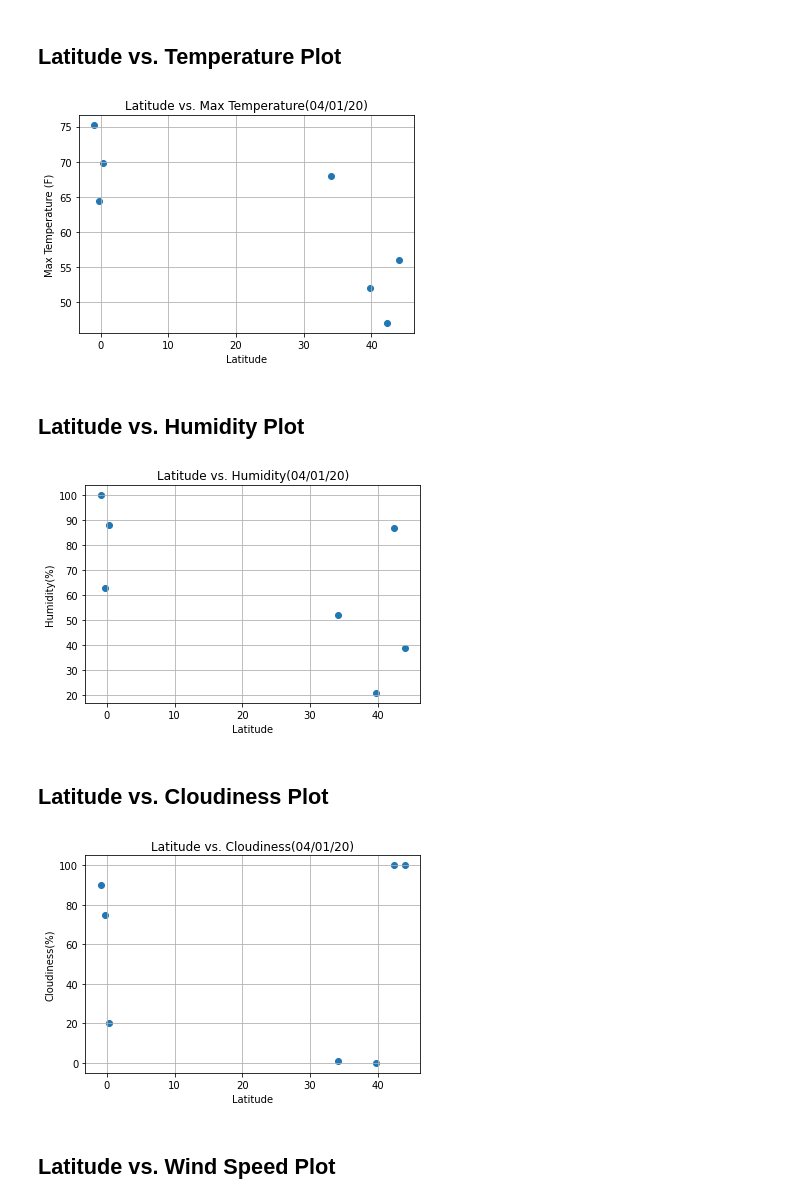
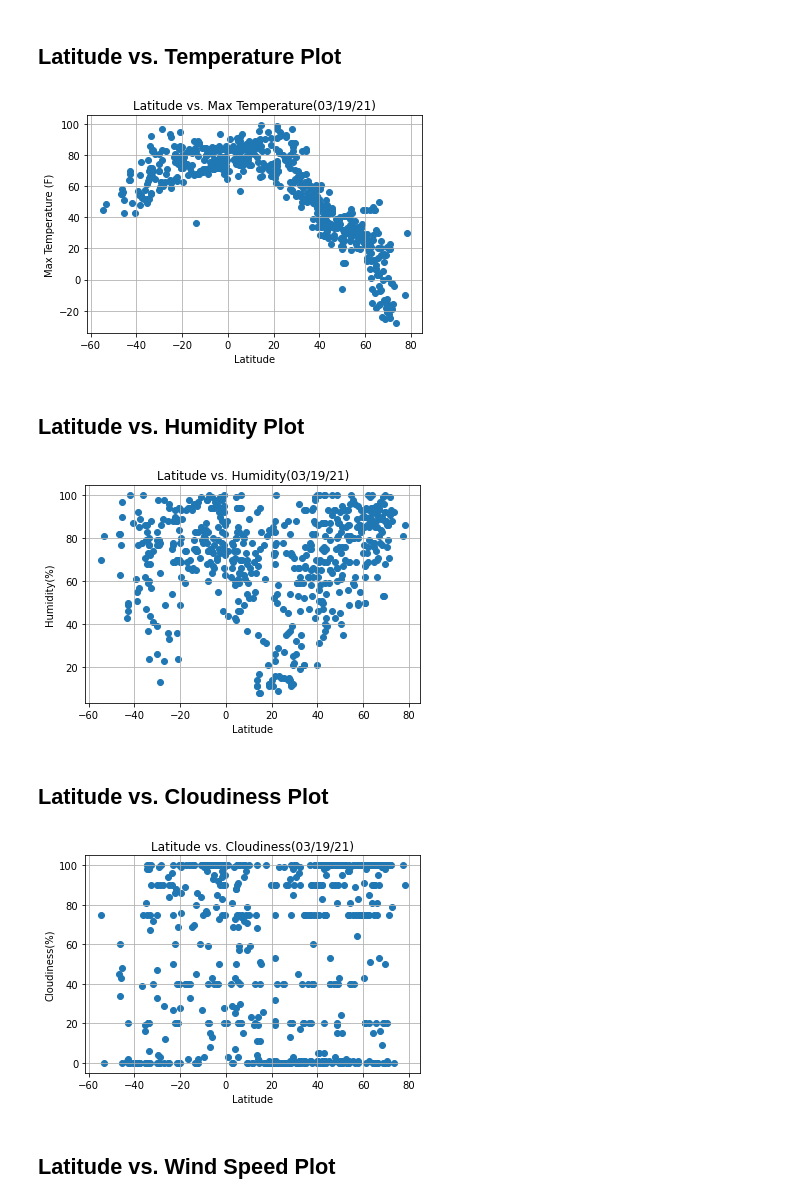
Before and after one commit to chavee07/apis-challenge, a Jupyter notebook: code/WeatherPy.ipynb, the cells around one changed output. Drawn from its saved outputs; the diff is of its cells as text; code cells hidden in the pictures.

```diff
--- a/code/WeatherPy.ipynb
+++ b/code/WeatherPy.ipynb
@@ -107,7 +98,7 @@ country=[]
 date=[]
 # %%
 # API calls
-for city in cities_prac:
+for city in cities:
     try:
         response = requests.get(f"{query_url}&q={city}").json()
         cityp.append(response['name'])
@@ -179,4 +207,7 @@ weather_data.describe()
 Skip this step if there are no cities that have humidity > 100%.
 # %%
 #  Get the indices of cities that have humidity over 100%.
-# Looking at the previous dataframe we see the max in humidity is 55.400, there for there is no humidty >100.
+
+weather_data= weather_data.loc[(weather_data['Max_temp'])<100,:]
+
+weather_data
@@ -196,33 +244,34 @@ weather_data.to_csv(output_data_file)
 plt.scatter(weather_data["Latitude"], weather_data["Max_temp"], marker="o")
 
 # Incorporate the other graph properties
-plt.title("Latitude vs. Max Temperature(04/01/20)")
+plt.title("Latitude vs. Max Temperature(03/19/21)")
 plt.ylabel("Max Temperature (F)")
 plt.xlabel("Latitude")
 plt.grid(True)
 
 # # Save the figure
-plt.savefig("CitylatitudevsMaxTemp.png")
+plt.savefig("../output_data/CitylatitudevsMaxTemp.png")
 
 # # Show plot
 plt.show()
 # %% [output]
-[figure, old version]
+[figure, new version]
 # %% [markdown]
 ## Latitude vs. Humidity Plot
 # %%
 # Create a Scatter Plot for temperature vs latitude
 x_values = weather_data['Latitude']
 y_values = weather_data['Humidity']
 plt.scatter(x_values,y_values)
 plt.xlabel('Latitude')
-plt.title("Latitude vs. Humidity(04/01/20)")
+plt.title("Latitude vs. Humidity(03/19/21)")
 plt.ylabel('Humidity(%)')
 plt.grid(True)
+plt.savefig("../output_data/CitylatitudevsHumidity.png")
 
 plt.show()
 # %% [output]
-[figure, old version]
+[figure, new version]
 # %% [markdown]
 ## Latitude vs. Cloudiness Plot
 # %%
@@ -230,18 +279,18 @@ plt.show()
 plt.scatter(weather_data["Latitude"], weather_data["Cloudiness"], marker="o")
 
 # Incorporate the other graph properties
-plt.title("Latitude vs. Cloudiness(04/01/20)")
+plt.title("Latitude vs. Cloudiness(03/19/21)")
 plt.ylabel("Cloudiness(%)")
 plt.xlabel("Latitude")
 plt.grid(True)
 
 # # Save the figure
-plt.savefig("CitylatitudevsMaxTemp.png")
+plt.savefig("../output_data/CitylatitudevsCloudiness.png")
 
 # # Show plot
 plt.show()
 # %% [output]
-[figure, old version]
+[figure, new version]
 # %% [markdown]
 ## Latitude vs. Wind Speed Plot
 # %%
```
Also changed, not shown: parts of 27 cells of this notebook, 18 other files.
